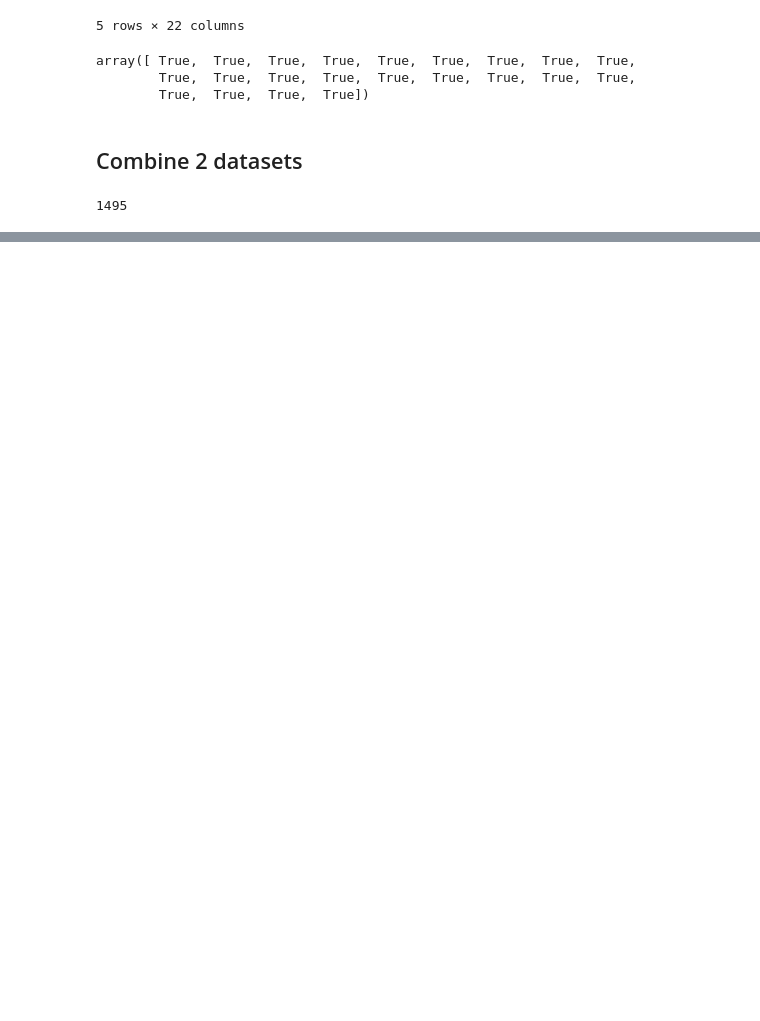
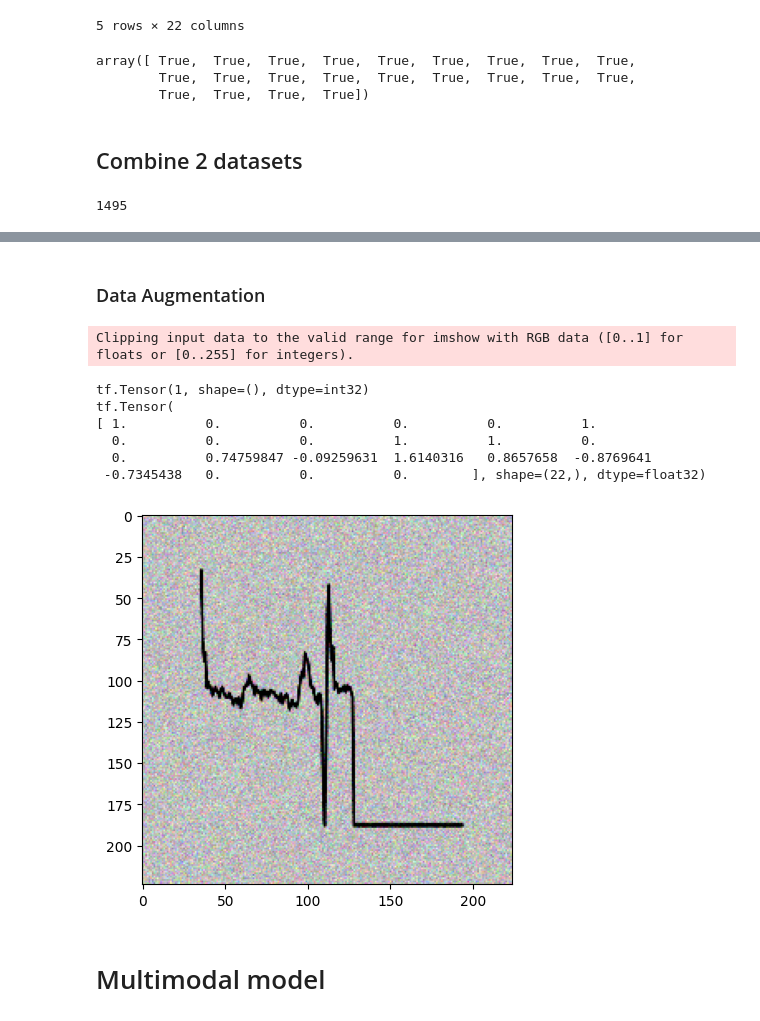
Before and after one commit to alyraafat/Machine-Learning-Applications, a Jupyter notebook: Disease Prediction from Medical Data/Heart_Disease_Prediction.ipynb, the cells around one changed output, grey strips where cells are left out. Cells and saved outputs as stored; diff of their text form; code cells hidden in the pictures; blank space fills up the shorter version.

Commit message:
starting making models

```diff
--- a/Disease Prediction from Medical Data/Heart_Disease_Prediction.ipynb
+++ b/Disease Prediction from Medical Data/Heart_Disease_Prediction.ipynb
@@ -541,0 +597,35 @@ test_ds = test_ds.batch(BATCH_SIZE).prefetch(AUTOTUNE)
+# %% [markdown]
+### Data Augmentation
+# %%
+def augment_image(image, label):
+    image = tf.image.random_brightness(image, max_delta=0.3)
+    image = tf.image.random_contrast(image, lower=0.9, upper=1.1)
+    noise = tf.random.normal(shape=tf.shape(image), mean=0.0, stddev=0.1, dtype=tf.float32)
+    image = tf.add(image, noise)
+
+    return image, label
+# %%
+def apply_augmentation(inp, label):
+    structured_data, image = inp
+    image, label = augment_image(image, label)
+    return (structured_data, image), label
+# %%
+train_ds = train_ds.map(apply_augmentation)
+# %%
+for inp,label in train_ds.unbatch():
+    record, image = inp
+    print(label)
+    print(record)
+    plt.imshow(image)
+    break
+# %% [output]
+Clipping input data to the valid range for imshow with RGB data ([0..1] for floats or [0..255] for integers).
+tf.Tensor(1, shape=(), dtype=int32)
+tf.Tensor(
+[ 1.          0.          0.          0.          0.          1.
+  0.          0.          0.          1.          1.          0.
+  0.          0.74759847 -0.09259631  1.6140316   0.8657658  -0.8769641
+ -0.7345438   0.          0.          0.        ], shape=(22,), dtype=float32)
+[figure, added]
+# %% [markdown]
+# Multimodal model
```
Also changed, not shown: parts of 30 cells of this notebook.
